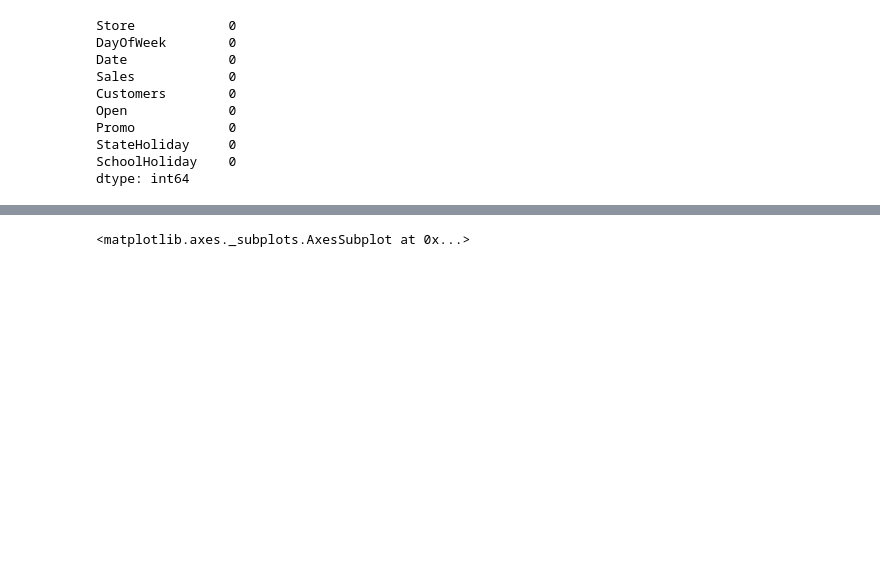
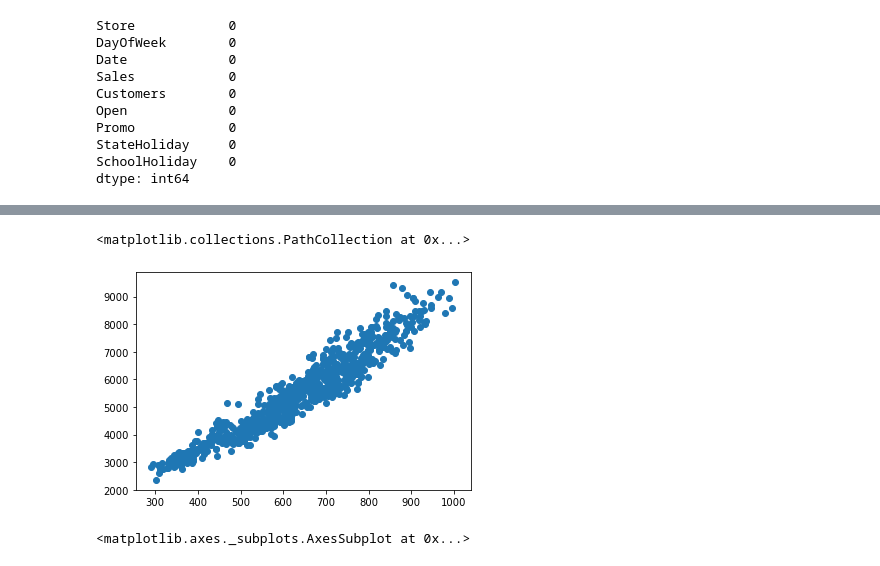
Before and after one commit to RakeshKumar045/Time-Series-Forecasting, a Jupyter notebook: Capstone_Final_Code_Rossmann.ipynb, the cells around one changed output, grey strips where cells are left out. Drawn from its saved outputs; the diff is of its cells as text; code cells hidden in the pictures; blank space fills up the shorter version.

```diff
--- a/Capstone_Final_Code_1.ipynb
+++ b/Capstone_Final_Code_Rossmann.ipynb
@@ -253,3 +258,8 @@ dtype: int64
+# %%
+plt.scatter(store_df['Customers'], store_df['Sales'])
+# %% [output]
+<matplotlib.collections.PathCollection at 0x...>
+[figure, added]
 # %%
 # visual inspection of sales(customers)
 plt.figure(figsize = (15,10))
```
Also changed, not shown: parts of 13 cells of this notebook, 1 other file.
